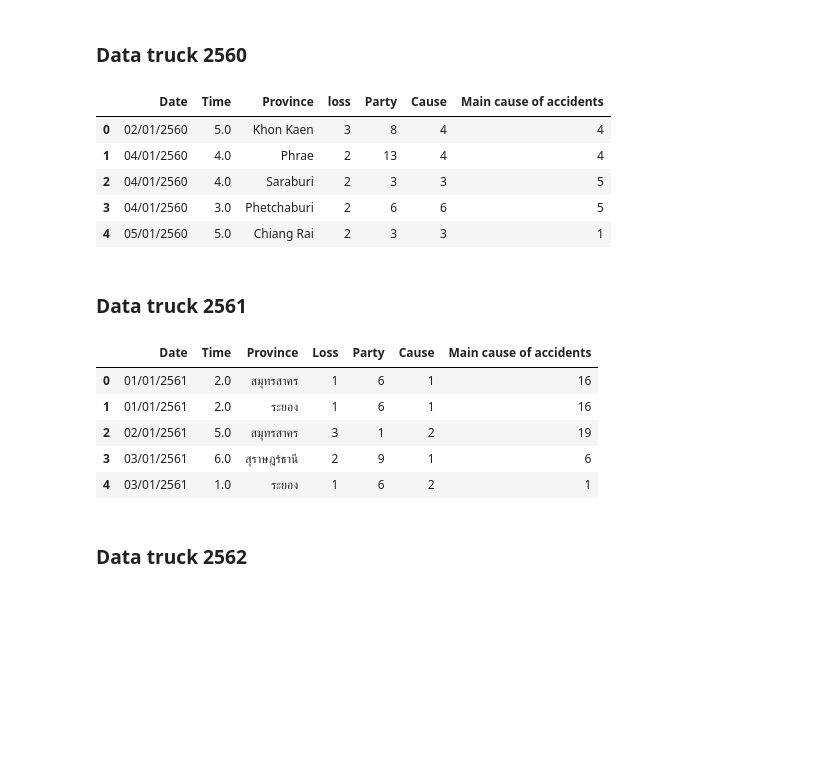
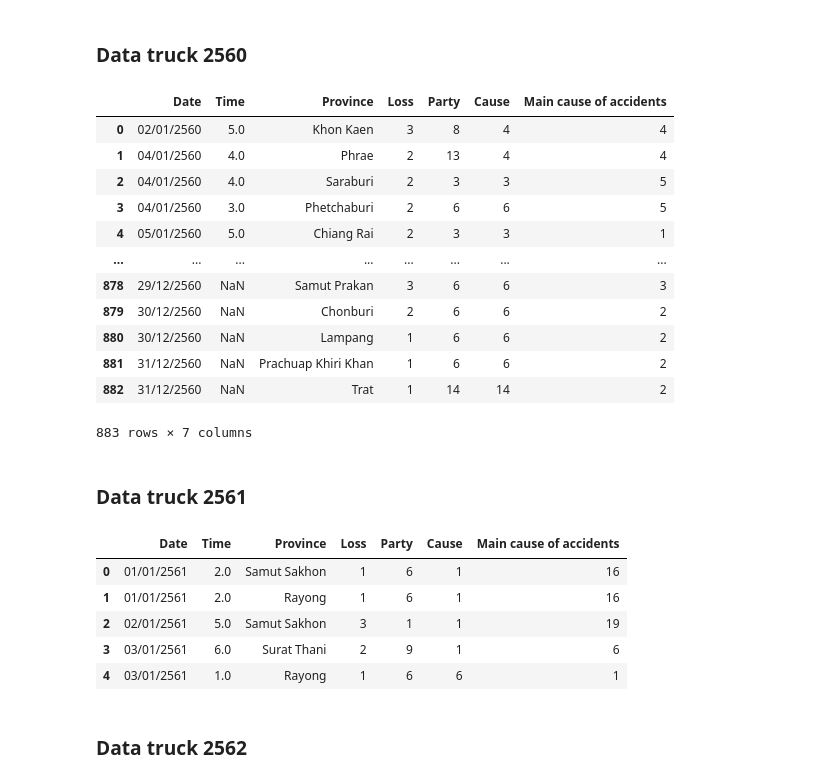
Before and after one commit to Aingon14/BSC_DPDM23, a Jupyter notebook: Group_project2.ipynb, the cells around one changed output. Cells and saved outputs as stored; diff of their text form; code cells hidden in the pictures; blank space fills up the shorter version.

```diff
--- a/Group_project2.ipynb
+++ b/Group_project2.ipynb
@@ -29,6 +29,6 @@ data_2560.head()
 | 3 | 04/01/2560 | 21:10:00 | เพชรบุรี | 2 | รถจักรยานยนต์ | รถจักรยานยนต์ | ขับแซงอย่างผิดกฎหมาย/แซงในที่คับขัน | NaN | NaN | ... |
 | 4 | 05/01/2560 | 07:30:00 | เชียงราย | 2 | รถยนต์นั่งส่วนบุคคลเกิน7คน | รถยนต์นั่งส่วนบุคคลเกิน7คน | ขับรถเร็ว | NaN | NaN | ... |
 # %%
-data60_col = data_2560[['Date','Time','Province','loss','Party','Cause','Main cause of accidents']]
+data60_col = data_2560[['Date','Time','Province','Loss','Party','Cause','Main cause of accidents']]
 data60_col.head()  #เลือกเฉพาะคอลัมน์ที่ต้องการ
 # %% [output]
@@ -756,25 +762,32 @@ print(data_truck_62222)
 # %% [markdown]
 ### Data truck 2560
 # %%
-data_truck_60000.head()
+data_truck_60000
 # %% [output]
-|  | Date | Time | Province | loss | Party | Cause | Main cause of accidents |
+|  | Date | Time | Province | Loss | Party | Cause | Main cause of accidents |
 | 0 | 02/01/2560 | 5.0 | Khon Kaen | 3 | 8 | 4 | 4 |
 | 1 | 04/01/2560 | 4.0 | Phrae | 2 | 13 | 4 | 4 |
 | 2 | 04/01/2560 | 4.0 | Saraburi | 2 | 3 | 3 | 5 |
 | 3 | 04/01/2560 | 3.0 | Phetchaburi | 2 | 6 | 6 | 5 |
 | 4 | 05/01/2560 | 5.0 | Chiang Rai | 2 | 3 | 3 | 1 |
+| ... | ... | ... | ... | ... | ... | ... | ... |
+| 878 | 29/12/2560 | NaN | Samut Prakan | 3 | 6 | 6 | 3 |
+| 879 | 30/12/2560 | NaN | Chonburi | 2 | 6 | 6 | 2 |
+| 880 | 30/12/2560 | NaN | Lampang | 1 | 6 | 6 | 2 |
+| 881 | 31/12/2560 | NaN | Prachuap Khiri Khan | 1 | 6 | 6 | 2 |
+| 882 | 31/12/2560 | NaN | Trat | 1 | 14 | 14 | 2 |
+883 rows × 7 columns
 # %% [markdown]
 ### Data truck 2561
 # %%
-data_truck_611.head()
+data_truck_61.head()
 # %% [output]
 |  | Date | Time | Province | Loss | Party | Cause | Main cause of accidents |
-| 0 | 01/01/2561 | 2.0 | สมุทรสาคร | 1 | 6 | 1 | 16 |
-| 1 | 01/01/2561 | 2.0 | ระยอง | 1 | 6 | 1 | 16 |
-| 2 | 02/01/2561 | 5.0 | สมุทรสาคร | 3 | 1 | 2 | 19 |
-| 3 | 03/01/2561 | 6.0 | สุราษฎร์ธานี | 2 | 9 | 1 | 6 |
-| 4 | 03/01/2561 | 1.0 | ระยอง | 1 | 6 | 2 | 1 |
+| 0 | 01/01/2561 | 2.0 | Samut Sakhon | 1 | 6 | 1 | 16 |
+| 1 | 01/01/2561 | 2.0 | Rayong | 1 | 6 | 1 | 16 |
+| 2 | 02/01/2561 | 5.0 | Samut Sakhon | 3 | 1 | 1 | 19 |
+| 3 | 03/01/2561 | 6.0 | Surat Thani | 2 | 9 | 1 | 6 |
+| 4 | 03/01/2561 | 1.0 | Rayong | 1 | 6 | 6 | 1 |
 # %% [markdown]
 ### Data truck 2562
 # %%
```
Also changed, not shown: parts of 28 cells of this notebook.
